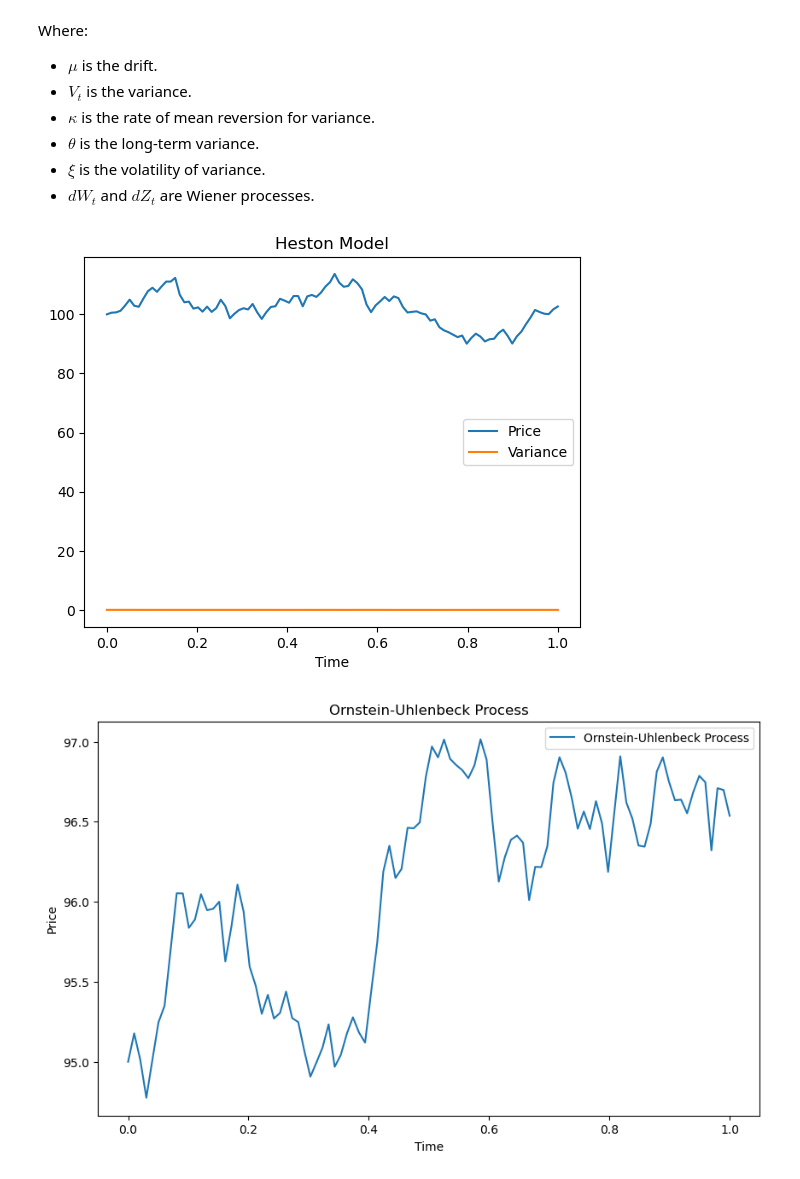
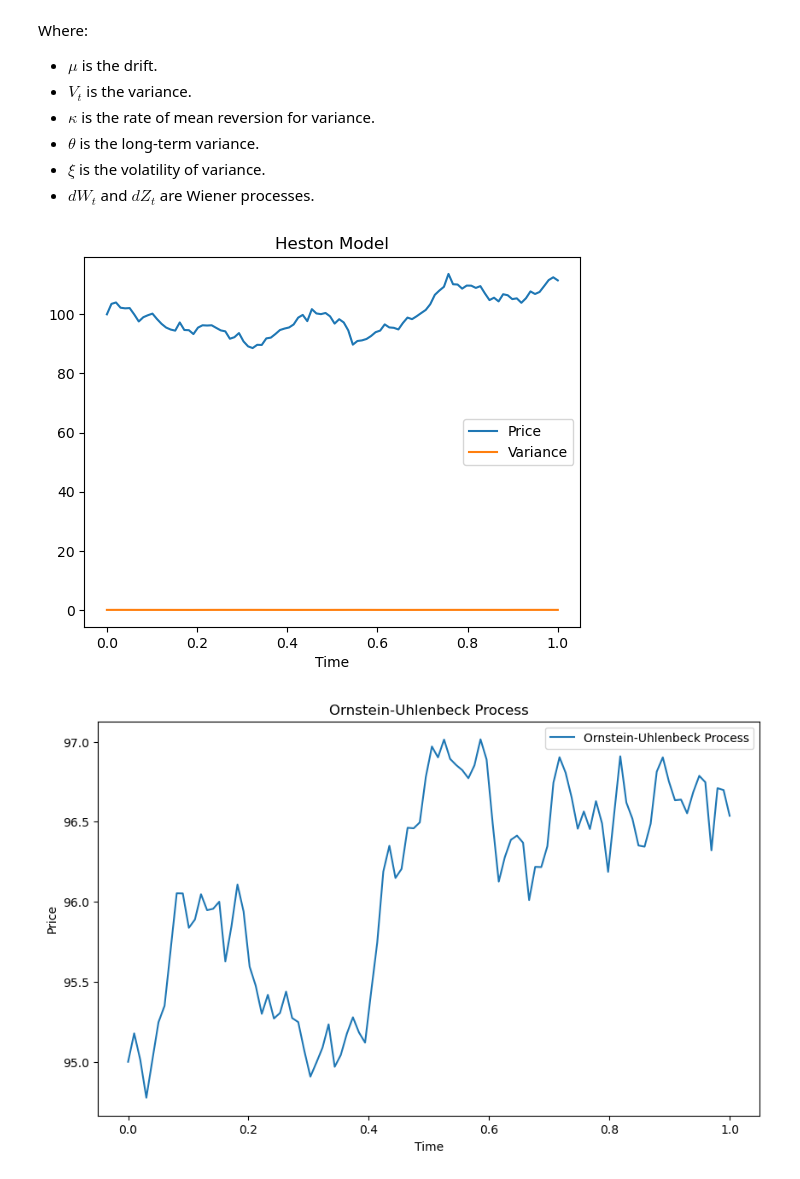
Before and after one commit to astronaut505/VolatilityVortex, a Jupyter notebook: notebook/advanced_market_simulation.ipynb, the cells around one changed output. Cells and saved outputs as stored; diff of their text form; code cells hidden in the pictures.

```diff
--- a/notebook/advanced_market_simulation.ipynb
+++ b/notebook/advanced_market_simulation.ipynb
@@ -117,41 +77,18 @@ Where:
 - $\xi$ is the volatility of variance.
 - $dW_t$ and $dZ_t$ are Wiener processes.
 # %%
-# Heston Model Implementation
-def heston_model(mu, kappa, theta, xi, V0, X0, T, dt):
-    n = int(T / dt)
-    X = np.zeros(n)
-    V = np.zeros(n)
-    X[0] = X0
-    V[0] = V0
-    for t in range(1, n):
-        dW = np.random.normal(0, np.sqrt(dt))
-        dZ = np.random.normal(0, np.sqrt(dt))
-        V[t] = max(V[t-1] + kappa * (theta - V[t-1]) * dt + xi * np.sqrt(V[t-1]) * dZ, 0)
-        X[t] = X[t-1] + mu * X[t-1] * dt + np.sqrt(V[t]) * X[t-1] * dW
-    return X, V
-
-# Parameters
-mu = 0.05
-kappa = 2.0
-theta = 0.04
-xi = 0.1
-V0 = 0.04
-X0 = 100
-T = 1.0
-dt = 0.01
-
-# Simulate and Plot
-heston_prices, heston_vols = heston_model(mu, kappa, theta, xi, V0, X0, T, dt)
-time = np.linspace(0, T, int(T / dt))
+# Load Heston Model from CSV
+heston_prices = results["Heston_Prices"]
+heston_vols = results["Heston_Vols"]
+time = results["Time"]
 plt.plot(time, heston_prices, label="Price")
 plt.plot(time, heston_vols, label="Variance")
 plt.title("Heston Model")
 plt.xlabel("Time")
 plt.legend()
 plt.show()
 # %% [output]
-[figure, old version]
+[figure, new version]
 # %%
 import pandas as pd
 import matplotlib.pyplot as plt
```
Also changed, not shown: parts of 2 cells of this notebook.
